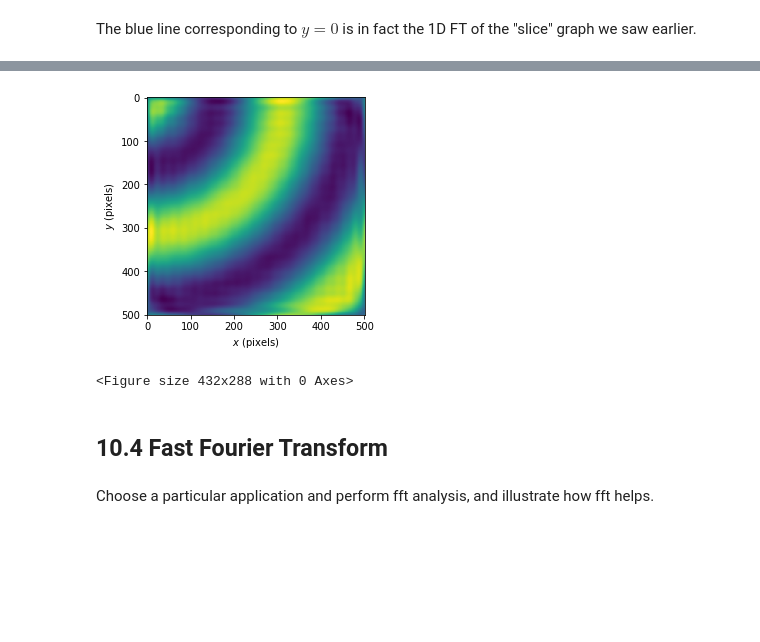
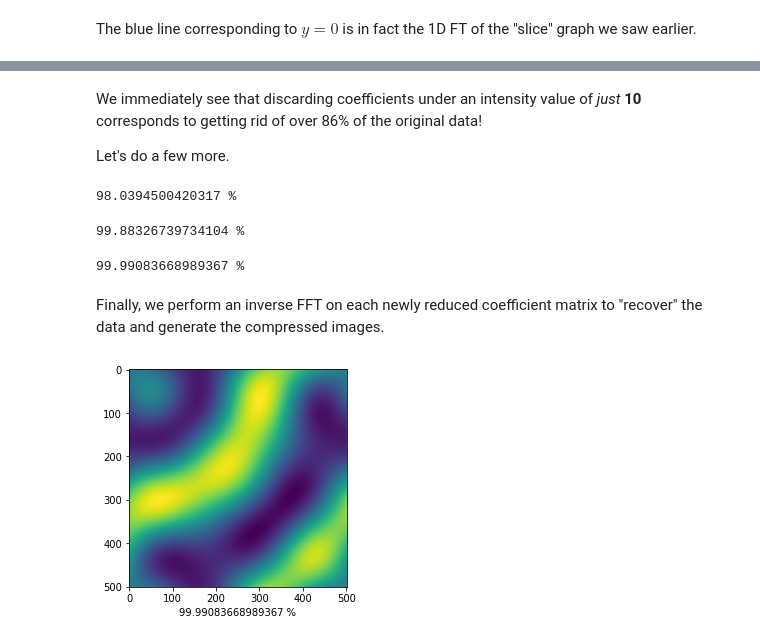
Before and after one commit to sabaronett/2017-cmp, a Jupyter notebook: homework/Baronett_hw06.ipynb, the cells around one changed output, grey strips where cells are left out. Saved outputs shown, nothing was run; the diff lists cells and outputs as text; code cells hidden in the pictures; blank space fills up the shorter version.

```diff
--- a/homework/Baronett_hw06.ipynb
+++ b/homework/Baronett_hw06.ipynb
@@ -136,18 +86,53 @@ print(c2[0])
+# %% [markdown]
+We immediately see that discarding coefficients under an intensity value of _just_ __10__ corresponds to getting rid of over 86% of the original data!
+
+Let's do a few more.
+# %%
+c3 = np.copy(c1)
+discard3 = np.abs(c3) < 100
+c3[discard3] = 0
+e3 = 100*np.count_nonzero(discard3) / 251001
+print(e3, "%")
+# %% [output]
+98.0394500420317 %
+# %%
+c4 = np.copy(c1)
+discard4 = np.abs(c4) < 1000
+c4[discard4] = 0
+e4 = 100*np.count_nonzero(discard4) / 251001
+print(e4, "%")
+# %% [output]
+99.88326739734104 %
+# %%
+c5 = np.copy(c1)
+discard5 = np.abs(c5) < 10000
+c5[discard5] = 0
+e5 = 100*np.count_nonzero(discard5) / 251001
+print(e5, "%")
+# %% [output]
+99.99083668989367 %
+# %% [markdown]
+Finally, we perform an inverse FFT on each newly reduced coefficient matrix to "recover" the data and generate the compressed images.
 # %%
 data2 = np.fft.ifft2(c2).real # perform inverse FFT
                               # NOTE: the data type returned is complex
                               # (128-bit), unlike the original "data1"
                               # whose dtype is 64-bit floating point
+data3 = np.fft.ifft2(c3).real
+data4 = np.fft.ifft2(c4).real
+data5 = np.fft.ifft2(c5).real
 
 plt.imshow(data2)
-plt.xlabel(r'$x$ (pixels)')
-plt.ylabel(r'$y$ (pixels)')
-plt.show()
-plt.savefig("hw06/compressed.png")
+plt.xlabel(str(e2) + " %")
+plt.savefig("hw06/compressed2.png")
+plt.imshow(data3)
+plt.xlabel(str(e3) + " %")
+plt.savefig("hw06/compressed3.png")
+plt.imshow(data4)
+plt.xlabel(str(e4) + " %")
+plt.savefig("hw06/compressed4.png")
+plt.imshow(data5)
+plt.xlabel(str(e5) + " %")
+plt.savefig("hw06/compressed5.png")
 # %% [output]
-[figure, old version]
+[figure, new version]
-<Figure size 432x288 with 0 Axes>
-# %% [markdown]
-## 10.4 Fast Fourier Transform
-# %% [markdown]
-Choose a particular application and perform fft analysis, and illustrate how fft helps.
```
Also changed, not shown: parts of 11 cells of this notebook, 5 other files.
